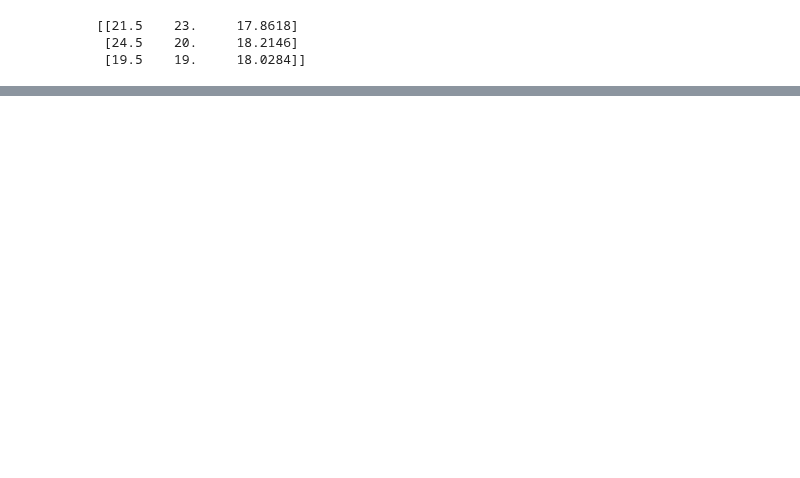
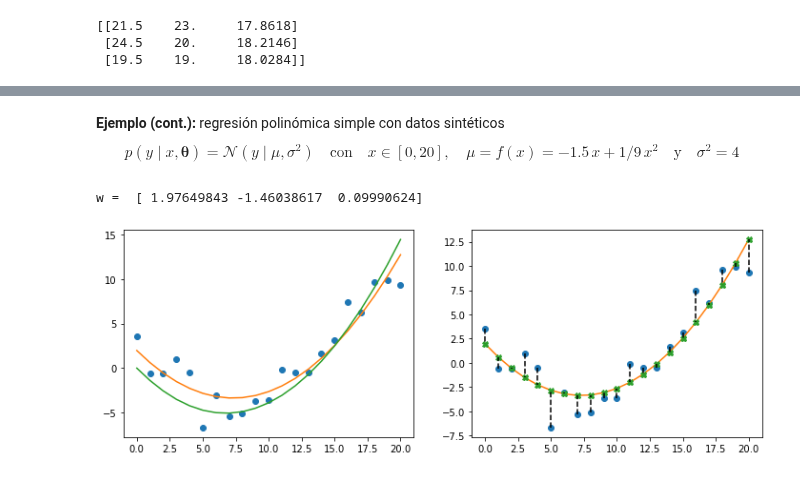
Before and after one commit to AlfonsJ/PML1, a Jupyter notebook: T01 Introducción/1.2 Aprendizaje supervisado/1.2.2 Regresión.ipynb, the cells around one changed output, grey strips where cells are left out. Drawn from its saved outputs; the diff is of its cells as text; code cells hidden in the pictures; blank space fills up the shorter version.

```diff
--- a/T01 Introducción/1.2 Aprendizaje supervisado/1.2.2 Regresión.ipynb
+++ b/T01 Introducción/1.2 Aprendizaje supervisado/1.2.2 Regresión.ipynb
@@ -85,0 +93,25 @@ w =  [1.64141259e+01 1.37458660e-02 3.72170281e-03]
+# %% [markdown]
+**Ejemplo (cont.):** regresión polinómica simple con datos sintéticos
+$$p(y\mid x,\boldsymbol\theta)%
+=\mathcal{N}(y\mid \mu, \sigma^2)
+\quad\text{con}\quad x\in[0, 20],\quad\mu=f(x)=-1.5\,x + 1/9\,x^2\quad\text{y}\quad\sigma^2=4$$
+# %%
+import numpy as np
+import matplotlib.pyplot as plt
+np.random.seed(0); N = 21; w = np.array([-1.5, 1/9.]); sigma = 2
+X = np.linspace(0.0, 20, N)
+y_mean = w[0] * X + w[1] * np.square(X)
+y = y_mean + np.random.normal(0, sigma, N)
+X1 = np.c_[np.ones((N, 1)), X]
+G = 2 # <<< escoge grado
+for g in np.arange(2, G+1):
+    X1 = np.hstack((X1, pow(X, g).reshape(-1, 1)))
+w = np.linalg.lstsq(X1, y, rcond=None)[0]; y_pred = X1 @ w
+print("w = ", w); fig, axes = plt.subplots(1, 2, figsize=(12, 4))
+ax = axes[0]; ax.plot(X, y, 'o'); ax.plot(X, y_pred, '-'); ax.plot(X, y_mean, '-')
+ax = axes[1]; ax.plot(X, y, 'o'); ax.plot(X, y_pred, '-'); ax.plot(X, y_pred, 'X');
+for x0, y0, y_hat in zip(X, y, y_pred):
+    ax.plot([x0, x0], [y0, y_hat], 'k--')
+# %% [output]
+w =  [ 1.97649843 -1.46038617  0.09990624]
+[figure, added]
```
Also changed, not shown: parts of 7 cells of this notebook.
